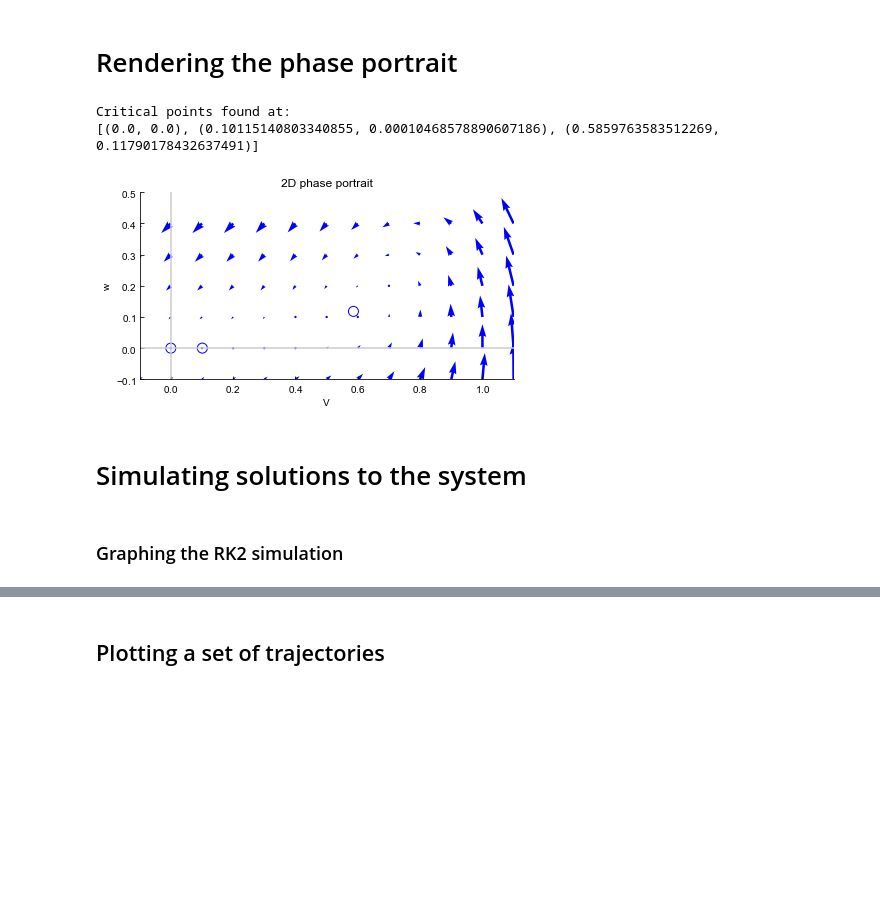
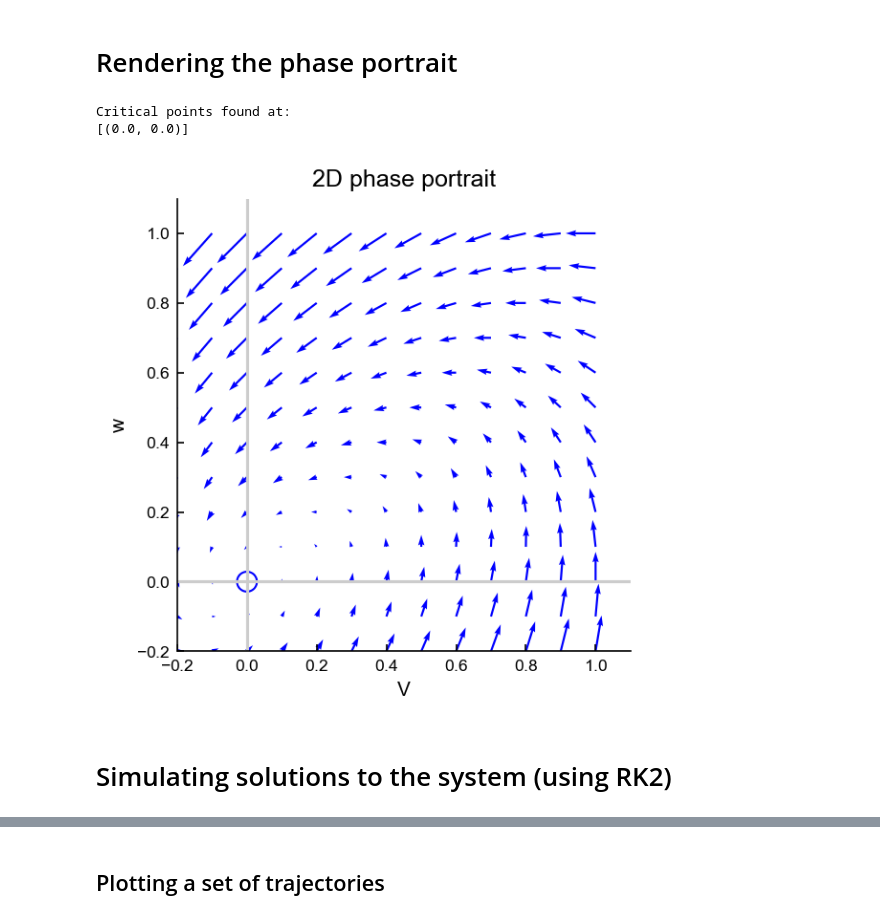
Before and after one commit to badralbanna/FTN, a Jupyter notebook: 7 Plotting phase diagrams for 2D systems.ipynb, the cells around one changed output, grey strips where cells are left out. Drawn from its saved outputs; the diff is of its cells as text; code cells hidden in the pictures; blank space fills up the shorter version.

```diff
--- a/7 Plotting phase diagrams for 2D systems.ipynb
+++ b/7 Plotting phase diagrams for 2D systems.ipynb
@@ -13,8 +16,9 @@ X_LABEL = "V"
 Y_LABEL = "w"
 I = 0.0
 
-def DXDT(x, y):
+# Note that these functions depend on but this can be ignored if there is no time dependance
+def DXDT(x, y, t):
     return(-x*(x-1)*(x-0.1) - y + I)
 
-def DYDT(x, y):
-    return(#*x + #*y)
+def DYDT(x, y, t):
+    return(x - y)
@@ -113,17 +27,17 @@ def plot_2D_phase_space(dxdt, dydt, xlim=(-3, 3), ylim=(-3, 3), res=0.1, q_scale
 # %%
 # Setting plotting defaults
-X_MIN = -.1 # minimum X value shown
+X_MIN = -.2 # minimum X value shown
 X_MAX = 1.1 # maximum X value shown
-Y_MIN = -.1 # minimum Y value shown
-Y_MAX = 0.5 # maximum Y value shown
+Y_MIN = -.2 # minimum Y value shown
+Y_MAX = 1.1 # maximum Y value shown
 
 RES = 0.1 # spacing between arrows for the quiver plot), don't need to change
 Q_SCALE = 1.0 # scale factor to stretch quivers when plotted (for visibility), don't need to change
 # %%
-plot_2D_phase_space(DXDT, DYDT, xlim=(X_MIN, X_MAX), ylim=(Y_MIN, Y_MAX), res=RES, q_scale=Q_SCALE)
+ax = plot_2D_phase_space(DXDT, DYDT, xlim=(X_MIN, X_MAX), ylim=(Y_MIN, Y_MAX), res=RES, q_scale=Q_SCALE, x_label=X_LABEL, y_label=Y_LABEL)
 # %% [output]
 Critical points found at:
-[(0.0, 0.0), (0.10115140803340855, 0.00010468578890607186), (0.5859763583512269, 0.11790178432637491)]
+[(0.0, 0.0)]
-[figure, old version]
+[figure, new version]
 # %% [markdown]
-# Simulating solutions to the system
+# Simulating solutions to the system (using RK2)
@@ -207,3 +44 @@ def plot_solutions(T_f, X_0s, Y_0s, dxdt, dydt, simulation_functions, colors=['.
-# %% [markdown]
-### Graphing the RK2 simulation
 # %%
```
Also changed, not shown: parts of 22 cells of this notebook, 2 other files.
